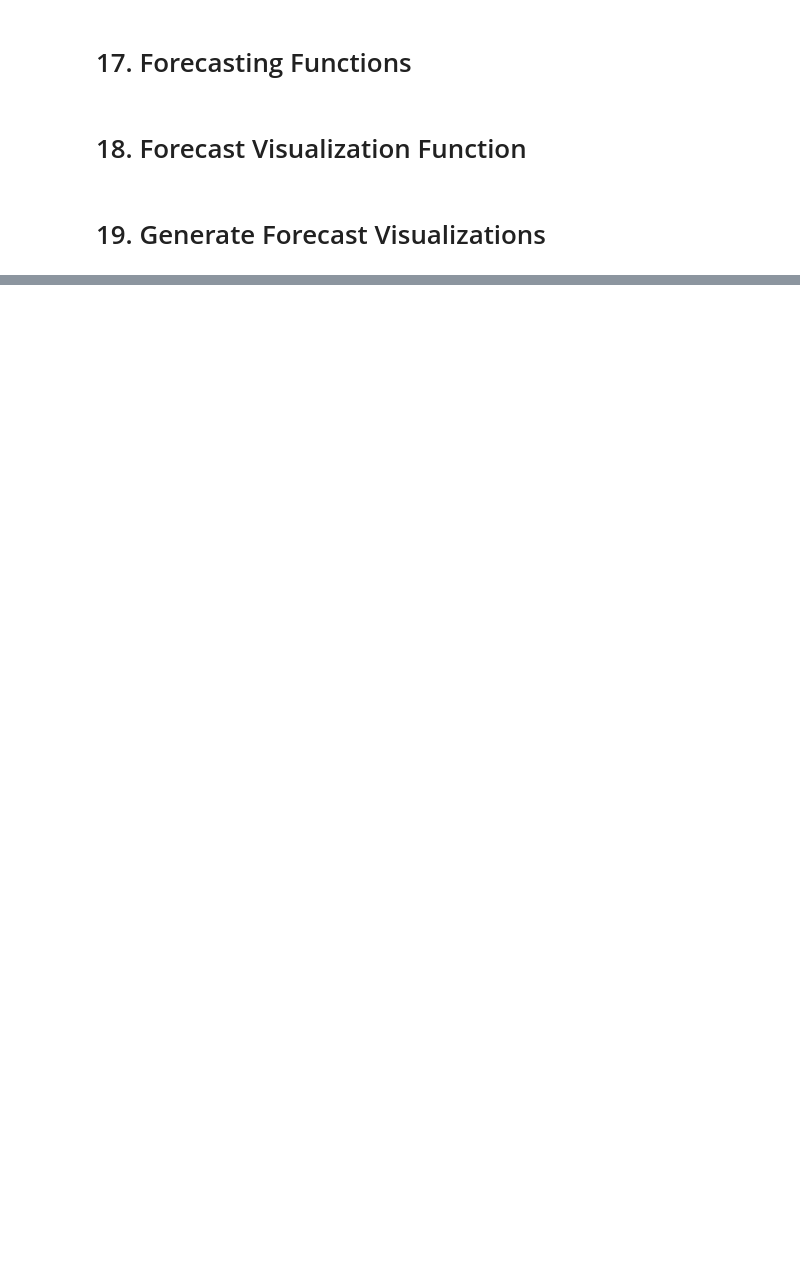
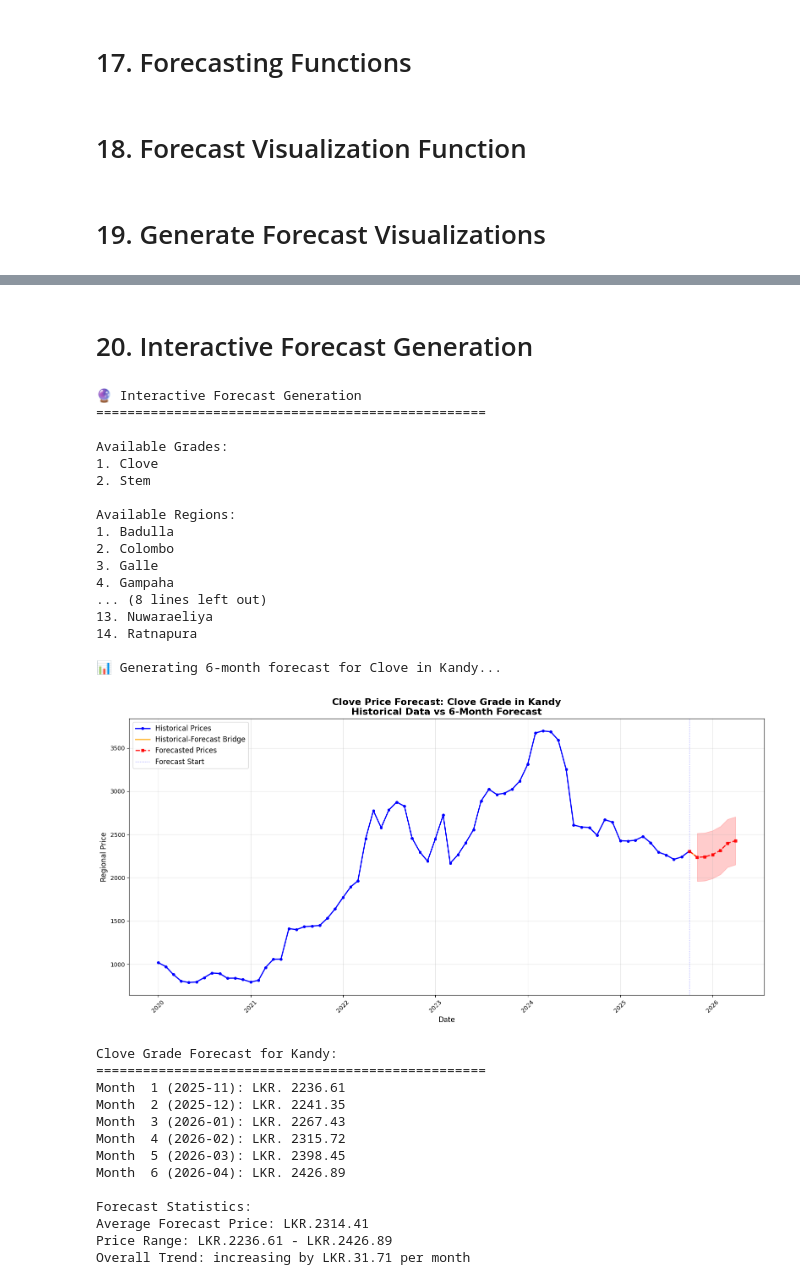
Before and after one commit to vimesh630/Spice_Price_Prediction_VERGER, a Jupyter notebook: LSTM_Clove.ipynb, the cells around one changed output, grey strips where cells are left out. Cells and saved outputs as stored; diff of their text form; code cells hidden in the pictures; blank space fills up the shorter version.

```diff
--- a/LSTM_Clove.ipynb
+++ b/LSTM_Clove.ipynb
@@ -293,7 +293,7 @@ def prepare_sequences(df, sequence_length=12, target_col='Regional_Price'):
         'National_Price', 'Seasonal_Impact', 'Local_Production_Volume',
         'Local_Export_Volume', 'Global_Production_Volume',
         'Temperature', 'Rainfall', 'Exchange_Rate', 'Inflation_Rate', 'Fuel_Price',
-        'Year', 'Month_num', 'Quarter'
+        'Year', 'Month_num', 'Quarter','Indonesia_Price_in_USD','Madagascar_Price_in_USD','Tanzania_Price_in_USD'
     ]
 
     # Add lag and rolling features
@@ -1362,0 +1358,73 @@ ValueError: X has 81 features, but StandardScaler is expecting 78 features as in
+# %% [markdown]
+# 20. Interactive Forecast Generation
+# %%
+def interactive_forecast():
+    """Allow user to select grade and region for forecasting"""
+    print("\n🔮 Interactive Forecast Generation")
+    print("=" * 50)
+
+    # Display available options
+    print("\nAvailable Grades:")
+    for i, grade in enumerate(available_grades, 1):
+        print(f"{i}. {grade}")
+
+    print("\nAvailable Regions:")
+    for i, region in enumerate(available_regions, 1):
+        print(f"{i}. {region}")
+
+    # Get user input
+    try:
+        grade_idx = int(input("\nSelect grade number: ")) - 1
+        region_idx = int(input("Select region number: ")) - 1
+        months = int(input("How many months to forecast (default 6): ") or "6")
+
+        if 0 <= grade_idx < len(available_grades) and 0 <= region_idx < len(available_regions):
+            selected_grade = available_grades[grade_idx]
+            selected_region = available_regions[region_idx]
+
+            print(f"\n📊 Generating {months}-month forecast for {selected_grade} in {selected_region}...")
+            forecasts, dates = plot_forecast_results(
+                df, model, selected_grade, selected_region, months_ahead=months
+            )
+            return forecasts, dates
+        else:
+            print("Invalid selection. Please try again.")
+            return None, None
+
+    except (ValueError, IndexError) as e:
+        print(f"Error: {e}. Please enter valid numbers.")
+        return None, None
+
+interactive_forecast()
+# %% [output]
+🔮 Interactive Forecast Generation
+==================================================
+
+Available Grades:
+1. Clove
+2. Stem
+
+Available Regions:
+1. Badulla
+2. Colombo
+3. Galle
+4. Gampaha
+... (8 lines left out)
+13. Nuwaraeliya
+14. Ratnapura
+
+📊 Generating 6-month forecast for Clove in Kandy...
+[figure, added]
+Clove Grade Forecast for Kandy:
+==================================================
+Month  1 (2025-11): LKR. 2236.61
+Month  2 (2025-12): LKR. 2241.35
+Month  3 (2026-01): LKR. 2267.43
+Month  4 (2026-02): LKR. 2315.72
+Month  5 (2026-03): LKR. 2398.45
+Month  6 (2026-04): LKR. 2426.89
+
+Forecast Statistics:
+Average Forecast Price: LKR.2314.41
+Price Range: LKR.2236.61 - LKR.2426.89
+Overall Trend: increasing by LKR.31.71 per month
```
Also changed, not shown: parts of 6 cells of this notebook.
